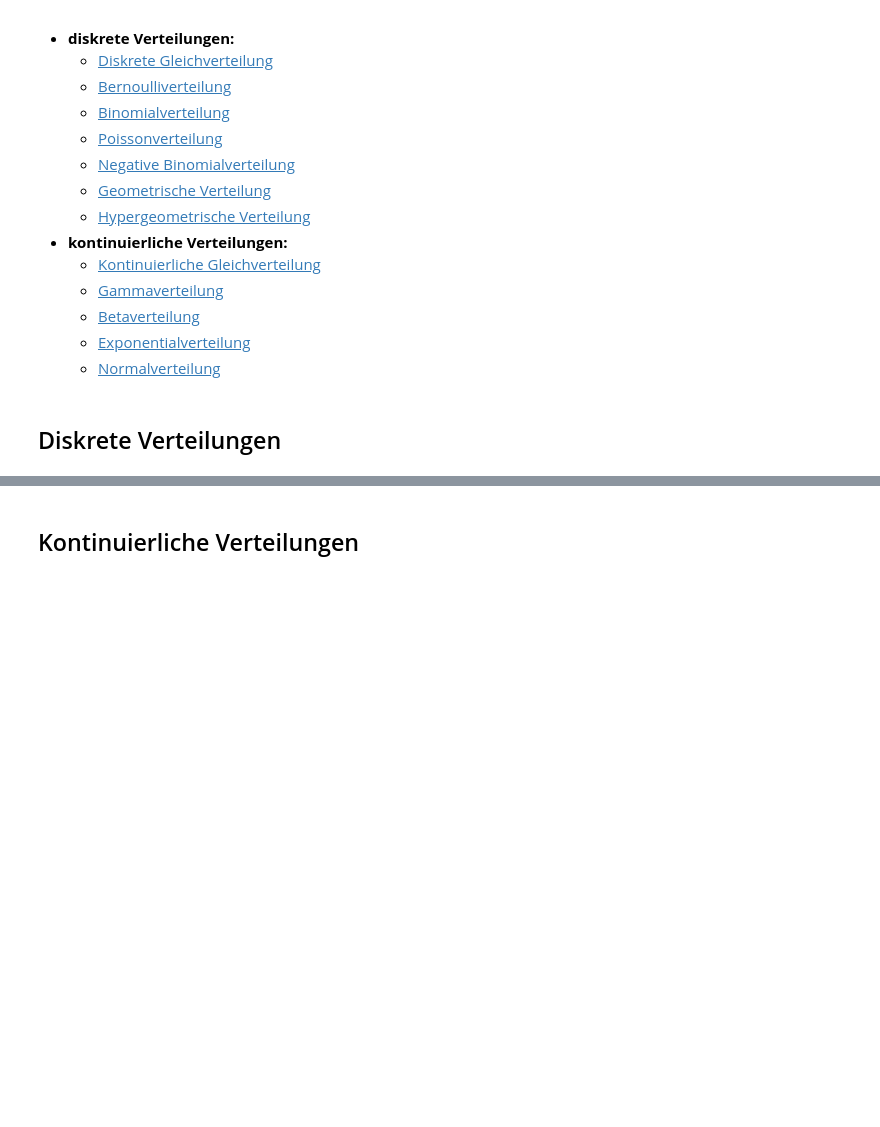
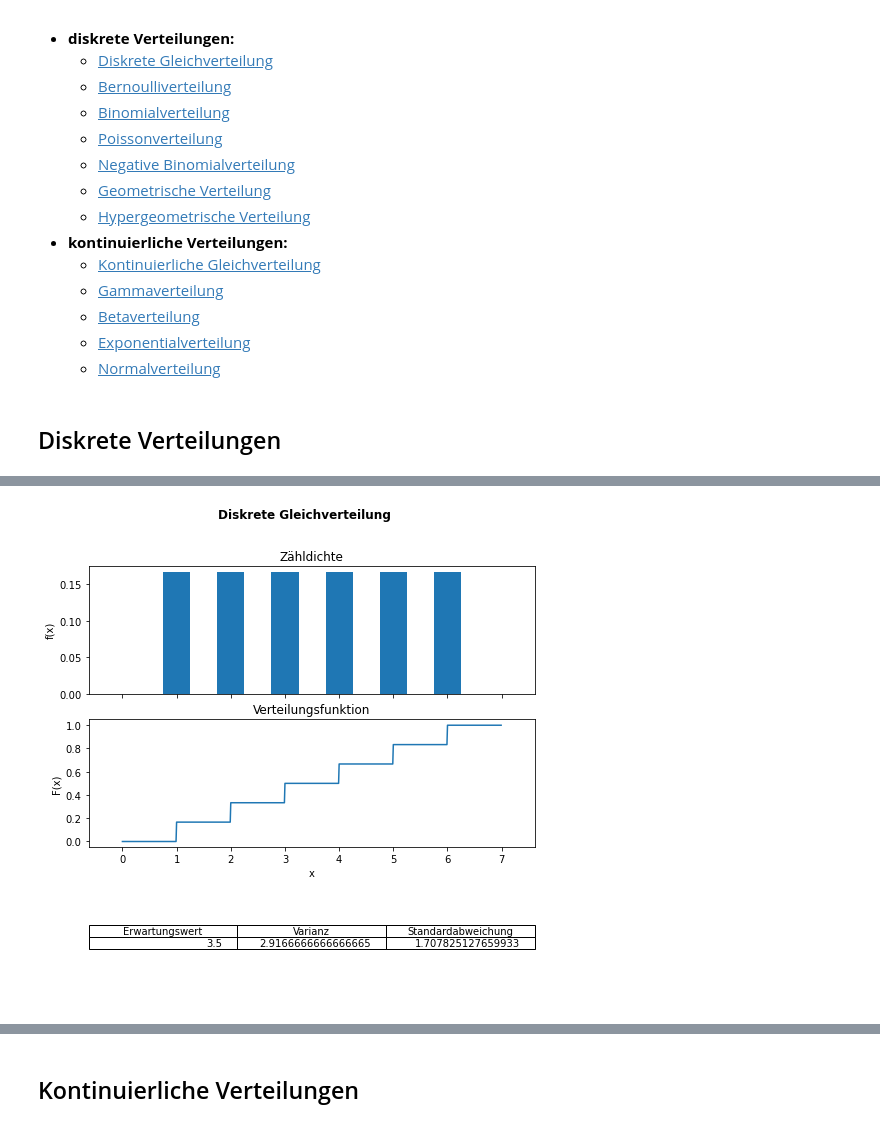
Before and after one commit to nicokossmann/Wahrscheinlichkeitsverteilungen, a Jupyter notebook: statistik.ipynb, the cells around one changed output, grey strips where cells are left out. Cells and saved outputs as stored; diff of their text form; code cells hidden in the pictures; blank space fills up the shorter version.

Commit message:
changed plots

```diff
--- a/statistik.ipynb
+++ b/statistik.ipynb
@@ -497,0 +66,30 @@ plt.show()
+# %%
+from matplotlib import pyplot as plt
+
+fig= plt.figure(figsize=(8,8))
+fig.suptitle('Diskrete Gleichverteilung', weight='bold')
+ax1 = plt.subplot(311)
+ax1.set_title("Zähldichte")
+ax1.bar(x, pmf, width=0.5)
+ax1.set_ylabel('f(x)')
+ax2 = plt.subplot(312)
+ax2.set_xlabel('x')
+ax2.set_ylabel('F(x)')
+ax2.set_title("Verteilungsfunktion")
+ax2.plot(x, cdf)
+
+ax1.get_shared_x_axes().join(ax1, ax2)
+ax1.set_xticklabels([])
+
+data= [[rand.expect(),
+      rand.var(),
+      rand.std()]]
+column_labels=["Erwartungswert", "Varianz", "Standardabweichung"]
+ax3 = plt.subplot(313)
+ax3.axis('tight')
+ax3.axis('off')
+ax3.table(cellText=data,colLabels=column_labels,loc="center")
+
+plt.show()
+# %% [output]
+[figure, added]
```
Also changed, not shown: parts of 177 cells of this notebook.
